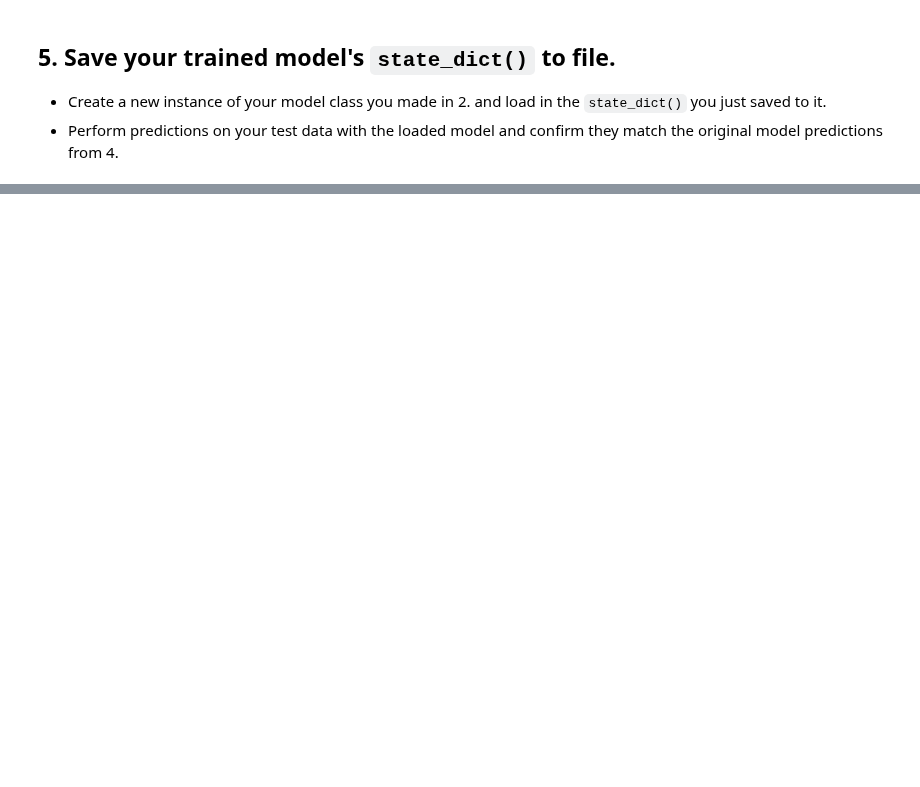
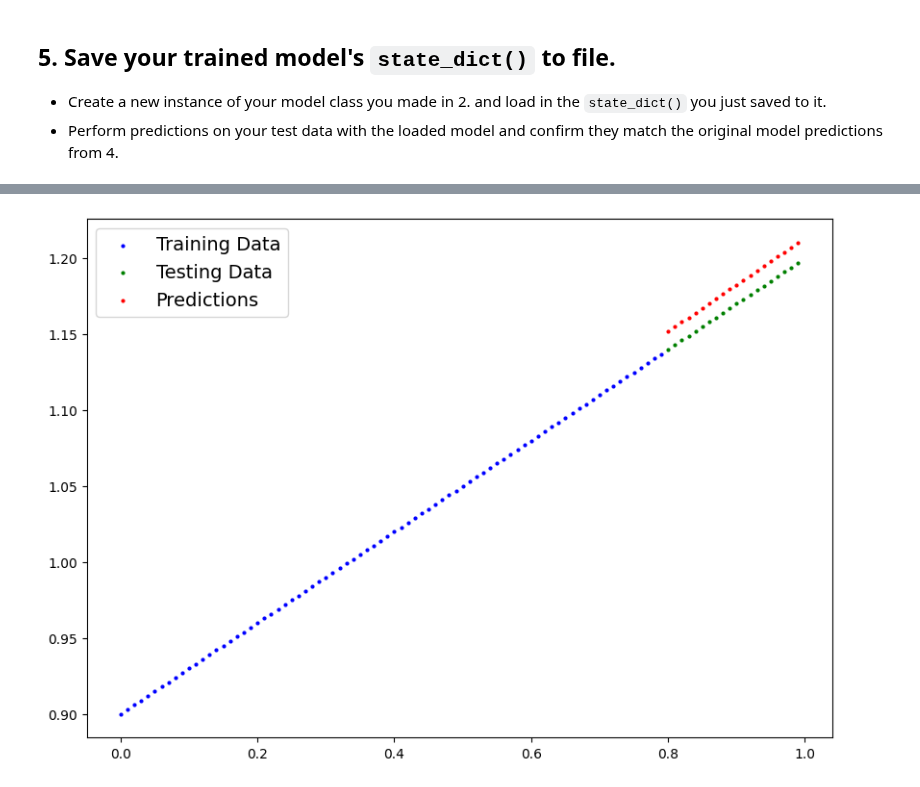
Before and after one commit to yash121299/PyTorch_Learning, a Jupyter notebook: 01_PyTorch_Workflow_Exercises.ipynb, the cells around one changed output, grey strips where cells are left out. Cells and saved outputs as stored; diff of their text form; code cells hidden in the pictures; blank space fills up the shorter version.

Commit message:
Completed Exercises Code

```diff
--- a/01_PyTorch_Workflow_Exercises.ipynb
+++ b/01_PyTorch_Workflow_Exercises.ipynb
@@ -122,8 +238,13 @@ for epoch in range(epochs):
 from pathlib import Path
 
 # 1. Create models directory
-
+MODEL_PATH = Path("models")
+MODEL_PATH.mkdir(parents=True,exist_ok=True)
 
 # 2. Create model save path
+MODEL_NAME = "01_pytorch_workflow_exercises_model_0.pth"
+MODEL_SAVE_PATH = MODEL_PATH / MODEL_NAME
 
 # 3. Save the model state dict
+print(f"Saving the model to {MODEL_SAVE_PATH}")
+torch.save(obj=model_0.state_dict(),f=MODEL_SAVE_PATH)
@@ -130,2 +253,6 @@ from pathlib import Path
 # %%
 # Create new instance of model and load saved state dict (make sure to put it on the target device)
+loaded_model_0 = LinearRegressionModelV3()
+
+loaded_model_0.load_state_dict(torch.load(f=MODEL_SAVE_PATH))
+loaded_model_0.state_dict()
@@ -132,2 +262,6 @@ from pathlib import Path
 # %%
 # Make predictions with loaded model and compare them to the previous
+loaded_model_0.eval()
+with torch.inference_mode():
+  loaded_preds = loaded_model_0(X_test)
+loaded_preds
@@ -133,0 +312,4 @@ from pathlib import Path
+# %%
+plot_predictions(predictions=loaded_preds)
+# %% [output]
+[figure, added]
```
Also changed, not shown: parts of 18 cells of this notebook.
